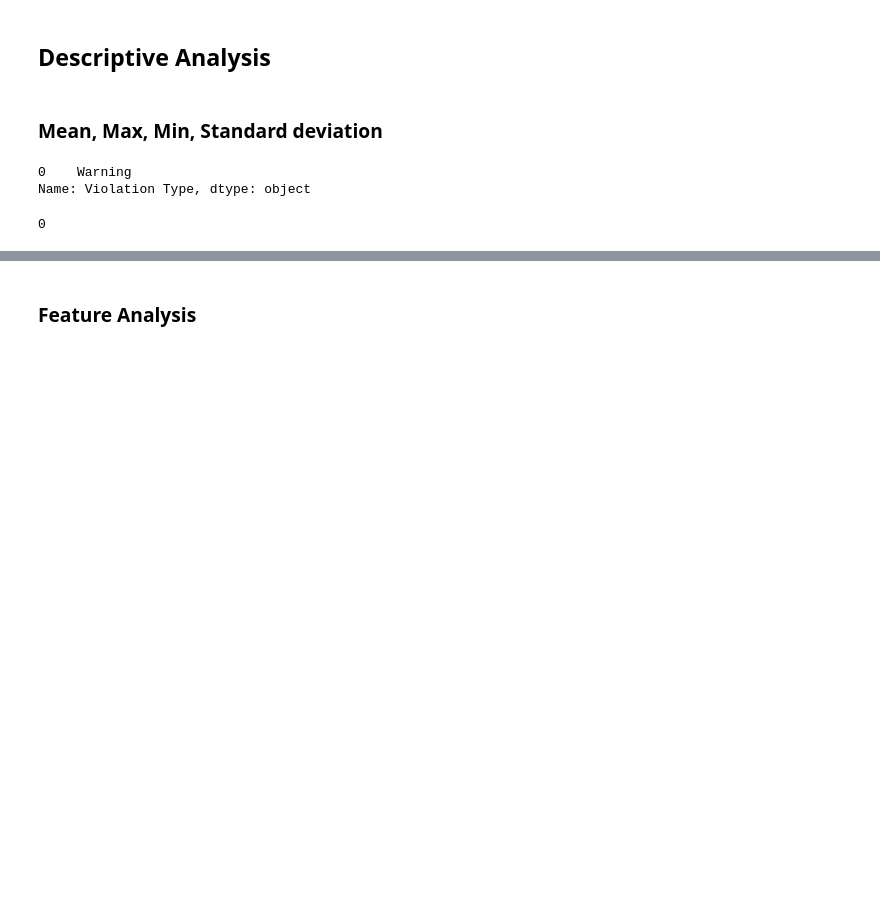
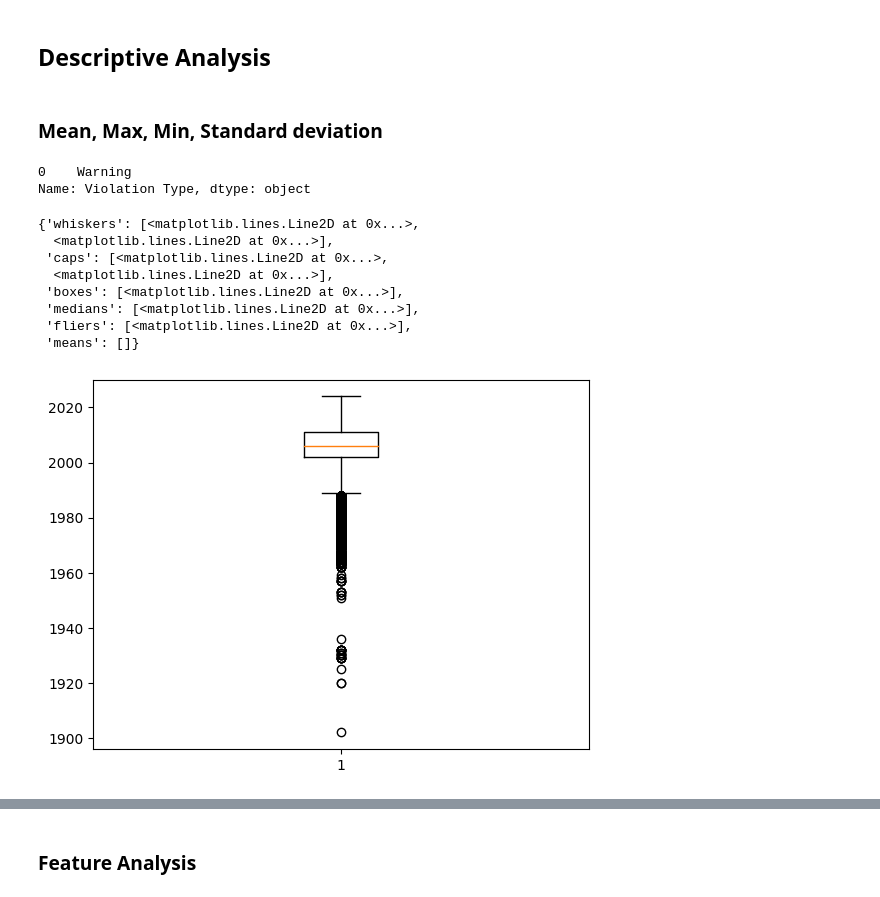
Before and after one commit to Yilalu/CMSC320project, a Jupyter notebook: CMSC320_Final_Project.ipynb, the cells around one changed output, grey strips where cells are left out. Cells and saved outputs as stored; diff of their text form; code cells hidden in the pictures; blank space fills up the shorter version.

```diff
--- a/CMSC320_Final_Project.ipynb
+++ b/CMSC320_Final_Project.ipynb
@@ -217,13 +217,24 @@ mode_value
 # %% [output]
 0    Warning
 Name: Violation Type, dtype: object
-# %%
-min_value = traffic_violations_df['Year'].min()
-max_value = traffic_violations_df['Year'].max()
-min_value2 = min(traffic_violations_df['Year'])
-min_value2
-# %% [output]
-0
+# %%
+filtered_years_df = traffic_violations_df[(traffic_violations_df['Year'] > 1900) & (traffic_violations_df['Year'] < 2025)]
+min_value = filtered_years_df['Year'].min()
+max_value = filtered_years_df['Year'].max()
+mean_value = filtered_years_df['Year'].mean()
+mode_value = filtered_years_df['Year'].mode()
+min_value, max_value, int(mean_value), mode_value
+plt.boxplot(filtered_years_df['Year'])
+# %% [output]
+{'whiskers': [<matplotlib.lines.Line2D at 0x...>,
+  <matplotlib.lines.Line2D at 0x...>],
+ 'caps': [<matplotlib.lines.Line2D at 0x...>,
+  <matplotlib.lines.Line2D at 0x...>],
+ 'boxes': [<matplotlib.lines.Line2D at 0x...>],
+ 'medians': [<matplotlib.lines.Line2D at 0x...>],
+ 'fliers': [<matplotlib.lines.Line2D at 0x...>],
+ 'means': []}
+[figure, added]
 # %%
 contingency_table = pd.crosstab(traffic_violations_df['SubAgency'], traffic_violations_df['Violation Type'])
 contingency_table
```
Also changed, not shown: parts of 13 cells of this notebook.
